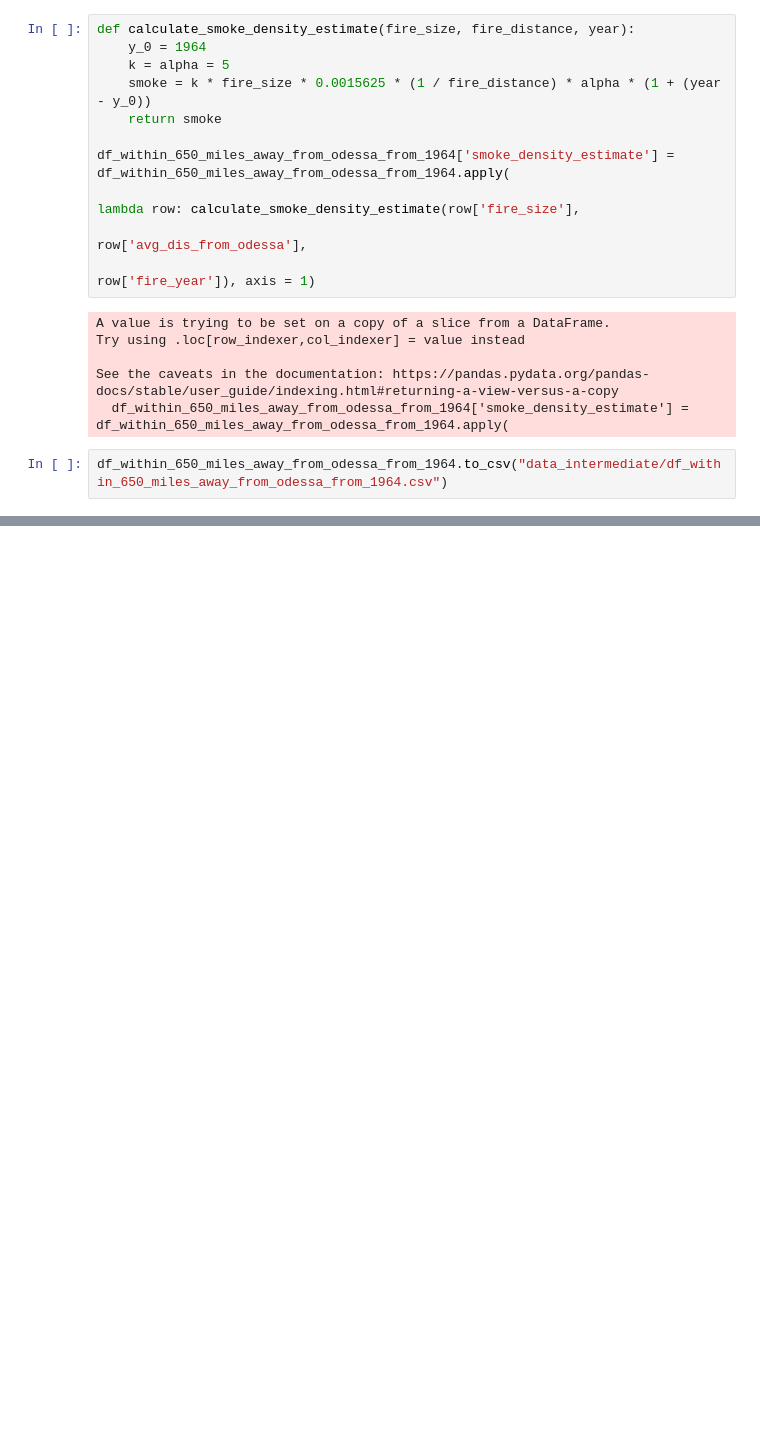
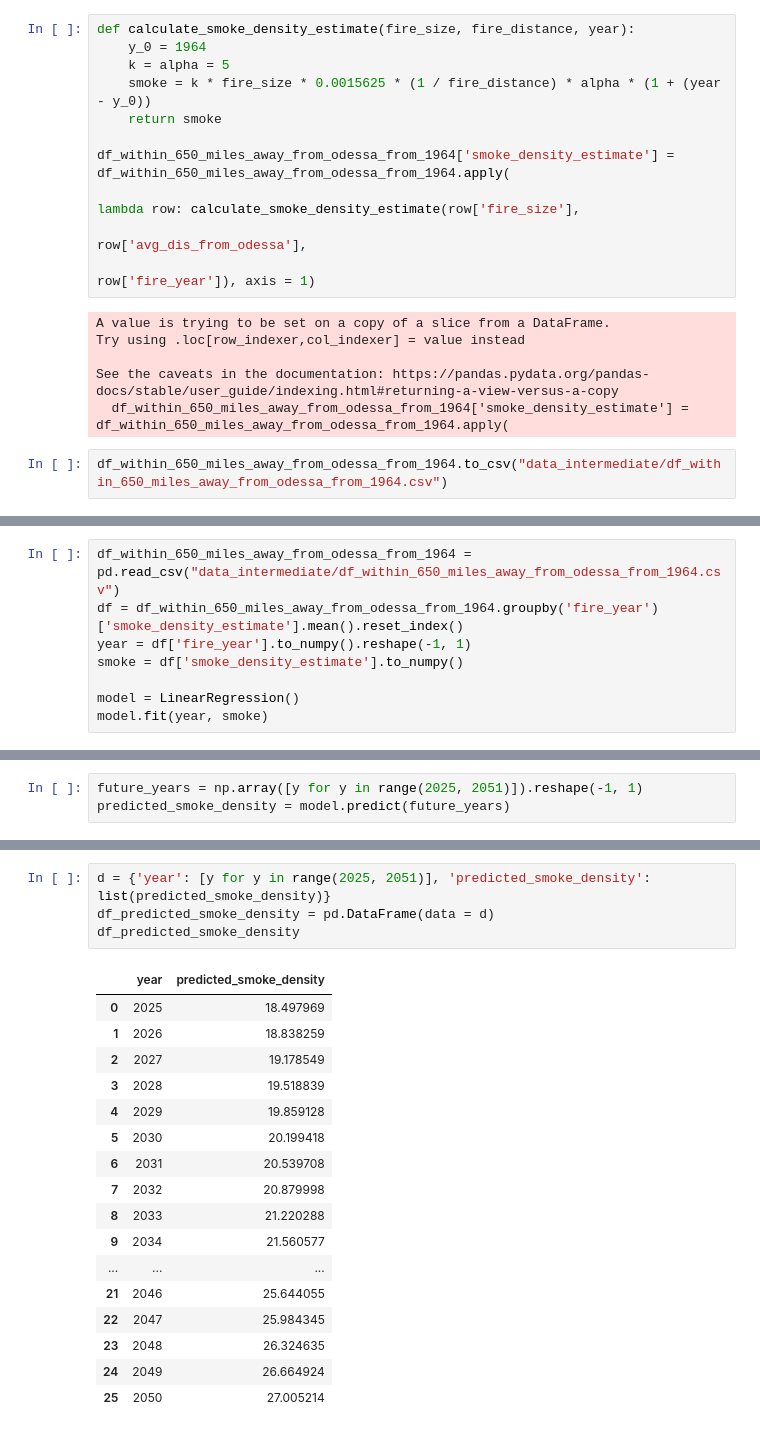
Before and after one commit to tchiang0/data_512_project, a Jupyter notebook: project/part_1/part_1_wf_distance.ipynb, the cells around one changed output, grey strips where cells are left out. Cells and saved outputs as stored; diff of their text form; blank space fills up the shorter version.

Commit message:
Finished prediction

```diff
--- a/project/part_1/part_1_wf_distance.ipynb
+++ b/project/part_1/part_1_wf_distance.ipynb
@@ -287,0 +292,8 @@ df_within_650_miles_away_from_odessa_from_1964.to_csv("data_intermediate/df_with
+# %%
+df_within_650_miles_away_from_odessa_from_1964 = pd.read_csv("data_intermediate/df_within_650_miles_away_from_odessa_from_1964.csv")
+df = df_within_650_miles_away_from_odessa_from_1964.groupby('fire_year')['smoke_density_estimate'].mean().reset_index()
+year = df['fire_year'].to_numpy().reshape(-1, 1)
+smoke = df['smoke_density_estimate'].to_numpy()
+
+model = LinearRegression()
+model.fit(year, smoke)
@@ -287,0 +302,3 @@ df_within_650_miles_away_from_odessa_from_1964.to_csv("data_intermediate/df_with
+# %%
+future_years = np.array([y for y in range(2025, 2051)]).reshape(-1, 1)
+predicted_smoke_density = model.predict(future_years)
@@ -287,0 +314,22 @@ df_within_650_miles_away_from_odessa_from_1964.to_csv("data_intermediate/df_with
+# %%
+d = {'year': [y for y in range(2025, 2051)], 'predicted_smoke_density': list(predicted_smoke_density)}
+df_predicted_smoke_density = pd.DataFrame(data = d)
+df_predicted_smoke_density
+# %% [output]
+|  | year | predicted_smoke_density |
+| 0 | 2025 | 18.497969 |
+| 1 | 2026 | 18.838259 |
+| 2 | 2027 | 19.178549 |
+| 3 | 2028 | 19.518839 |
+| 4 | 2029 | 19.859128 |
+| 5 | 2030 | 20.199418 |
+| 6 | 2031 | 20.539708 |
+| 7 | 2032 | 20.879998 |
+| 8 | 2033 | 21.220288 |
+| 9 | 2034 | 21.560577 |
+| ... | ... | ... |
+| 21 | 2046 | 25.644055 |
+| 22 | 2047 | 25.984345 |
+| 23 | 2048 | 26.324635 |
+| 24 | 2049 | 26.664924 |
+| 25 | 2050 | 27.005214 |
```
Also changed, not shown: parts of 4 cells of this notebook, 1 other file.
